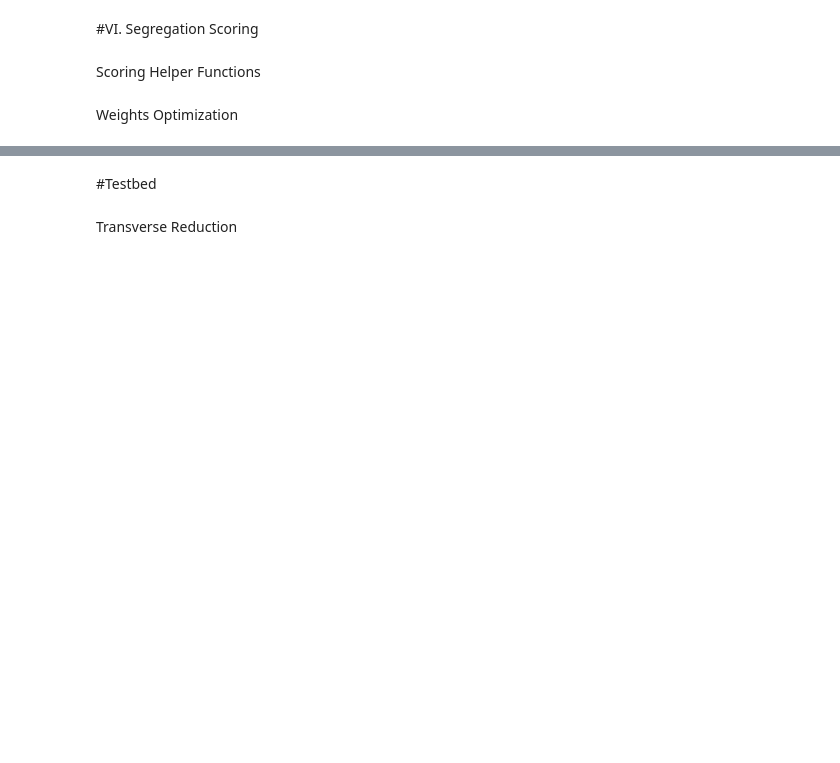
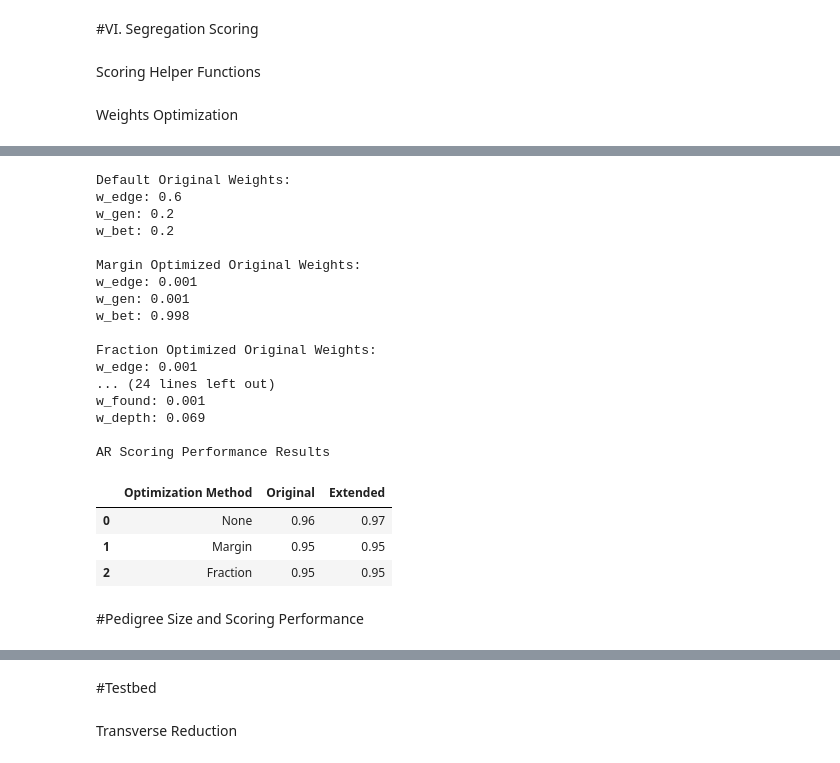
Before and after one commit to taylorngt/PedNet, a Jupyter notebook: SegregationScoring.ipynb, the cells around one changed output, grey strips where cells are left out. Saved outputs shown, nothing was run; the diff lists cells and outputs as text; code cells hidden in the pictures; blank space fills up the shorter version.

```diff
--- a/SegregationScoring.ipynb
+++ b/SegregationScoring.ipynb
@@ -1786,0 +1521,28 @@ Extended Segregation Scoring Accuracy: 0.29
+# %%
+segregation_scoring_performance_test(Multi_Ped_Dict= AR_Fam_Data,
+                                     Known_Mode= 'AR',
+                                     Verbose= True)
+# %% [output]
+Default Original Weights:
+w_edge: 0.6
+w_gen: 0.2
+w_bet: 0.2
+
+Margin Optimized Original Weights:
+w_edge: 0.001
+w_gen: 0.001
+w_bet: 0.998
+
+Fraction Optimized Original Weights:
+w_edge: 0.001
+... (24 lines left out)
+w_found: 0.001
+w_depth: 0.069
+
+AR Scoring Performance Results
+|  | Optimization Method | Original | Extended |
+| 0 | None | 0.96 | 0.97 |
+| 1 | Margin | 0.95 | 0.95 |
+| 2 | Fraction | 0.95 | 0.95 |
+# %% [markdown]
+#Pedigree Size and Scoring Performance
```
Also changed, not shown: parts of 40 cells of this notebook.
